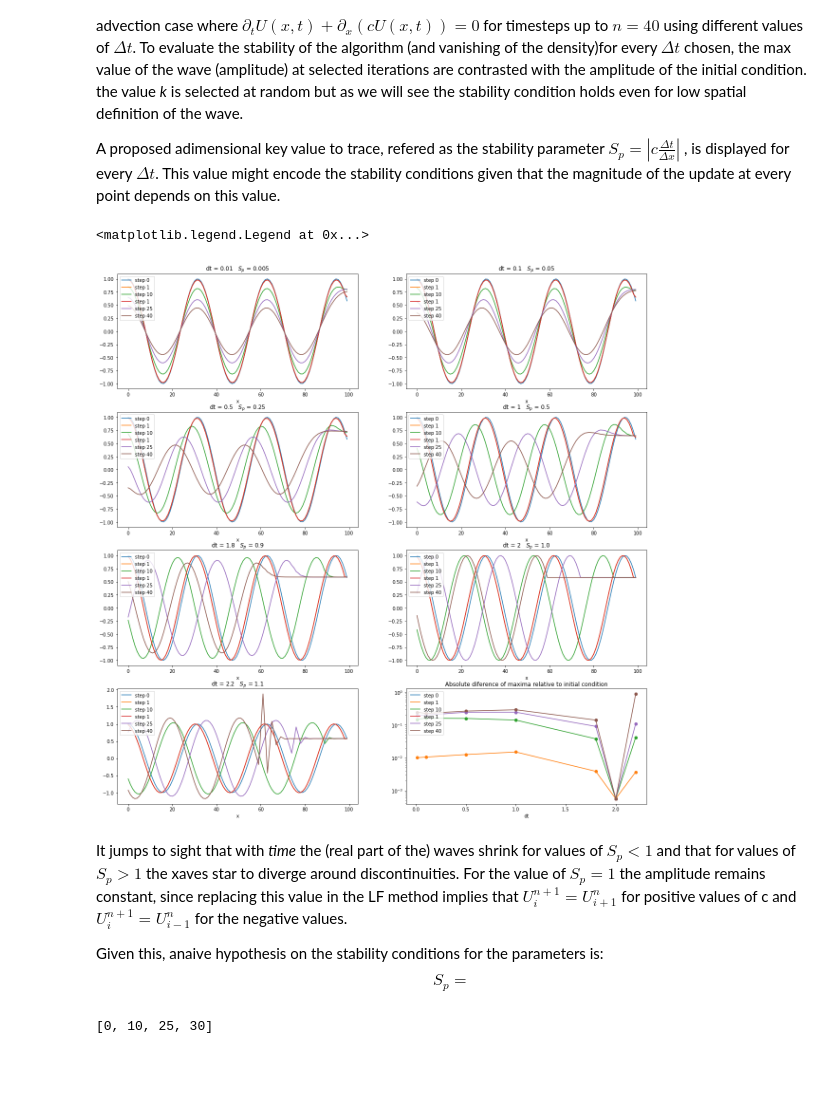
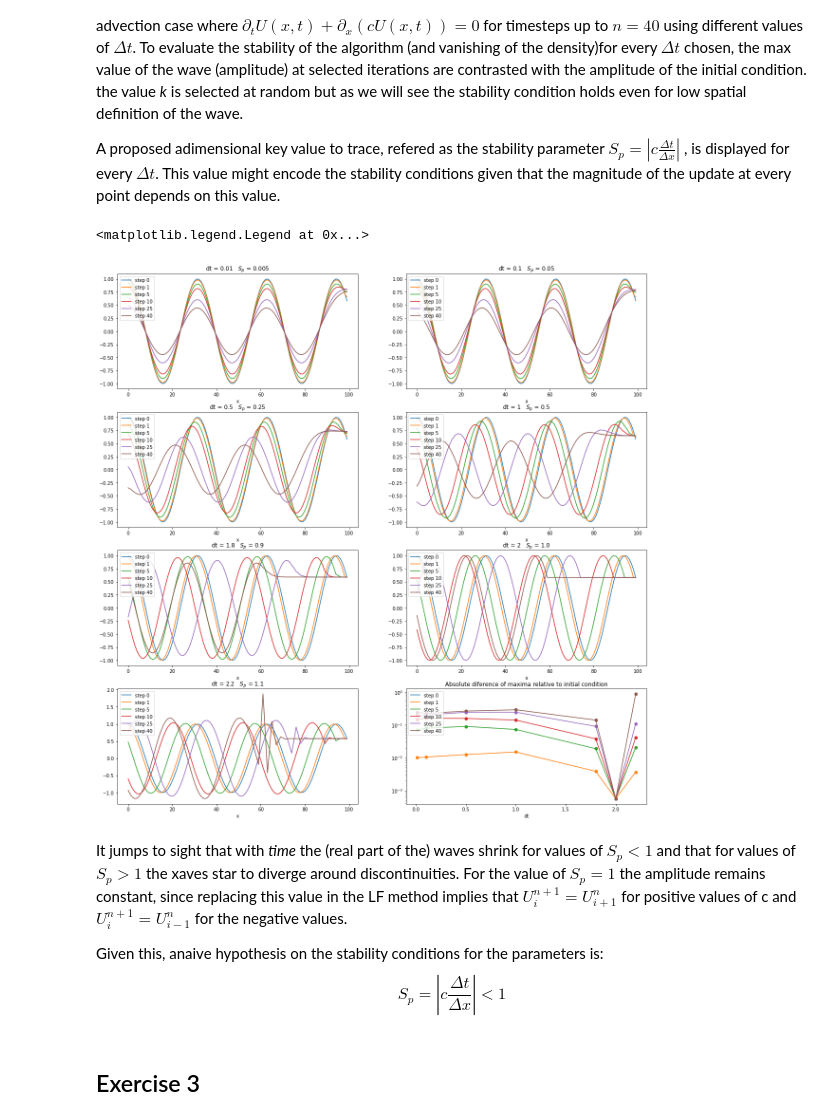
Before and after one commit to PaipaPsyche/M2_AstroParis2021, a Jupyter notebook: HPC/Class_3/code/AssignmentExercises.ipynb, the cells around one changed output. Cells and saved outputs as stored; diff of their text form; code cells hidden in the pictures; blank space fills up the shorter version.

```diff
--- a/HPC/Class_3/code/AssignmentExercises.ipynb
+++ b/HPC/Class_3/code/AssignmentExercises.ipynb
@@ -114,7 +114,7 @@ A proposed adimensional key value to trace, refered as the stability parameter $
 # %%
 dx,grid = make_grid(100,[0,100])
 dt_essay = [0.01,0.1,0.5,1,1.8,2,2.2]
-plotiters = [0,1,10,1,25,40]
+plotiters = [0,1,5,10,25,40]
 k = 0.2
 vel = 0.5
 n_iter = 40
@@ -129,40 +129,38 @@ for i in range(len(dt_essay)):
     dens = np.array([np.exp(1j*k*m) for m in range(len(grid))])
     all_dens = np.zeros([n_iter+1,len(dens)])
     all_dens[0,:] = dens
 
     for j in range(1,n_iter+1):
         all_dens[j,:] = advance_step_LF(all_dens[j-1,:],vel,dx,dt)
         if(j in plotiters):
             pos = np.where(np.array(plotiters)==j)[0][0]
             maxdifs[i,pos] = abs(np.max(all_dens[0,:])-np.max(all_dens[j,:]))
 
 
     x = np.arange(len(dens))*dx
     plt.subplot(len(dt_essay)+1,2,i+1)
     plt.title("dt = {}   $S_p$ = {}".format(dt,sp))
     plt.xlabel("x")
     for elem in plotiters:
         plt.plot(x,all_dens[elem,:], label = "step {}".format(elem))
 
     plt.legend(loc=2)
 plt.subplot(len(dt_essay)+1,2,len(dt_essay)+1)
 plt.xlabel("dt")
 plt.title("Absolute diference of maxima relative to initial condition")
 for i in range(len(plotiters)):
     plt.plot(dt_essay,maxdifs[:,i],label = "step {}".format(plotiters[i]))
     plt.scatter(dt_essay,maxdifs[:,i])
 plt.yscale("log")
 plt.legend(loc=2)
 #plt.xscale("log")
 # %% [output]
 <matplotlib.legend.Legend at 0x...>
-[figure, old version]
+[figure, new version]
 # %% [markdown]
 It jumps to sight that with *time* the (real part of the) waves shrink for values of $S_p < 1$ and that for values   of $S_p > 1$ the xaves star to diverge around discontinuities. For the value of $S_p = 1$ the amplitude remains constant, since replacing this value in the LF method implies that $U_i^{n+1} = U_{i+1}^{n} $ for positive values of c and $U_i^{n+1} = U_{i-1}^{n} $ for the negative values.
 
 Given this, anaive hypothesis on the stability conditions for the parameters is:
-$$S_p = $$
+$$S_p = |c \frac{\Delta t}{\Delta x}| < 1$$
-# %%
-plotiters
-# %% [output]
-[0, 10, 25, 30]
+# %% [markdown]
+## Exercise 3
```
Also changed, not shown: parts of 1 cell of this notebook.
